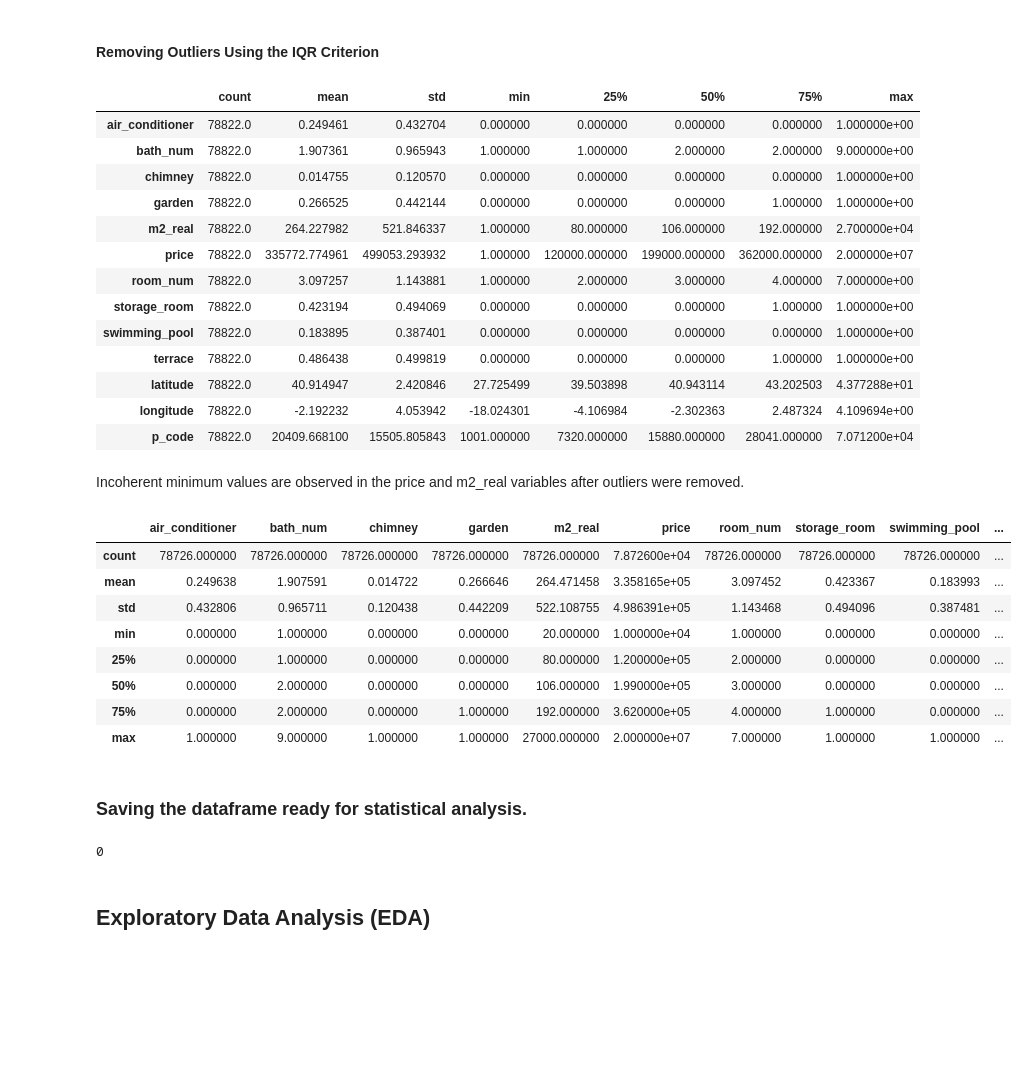
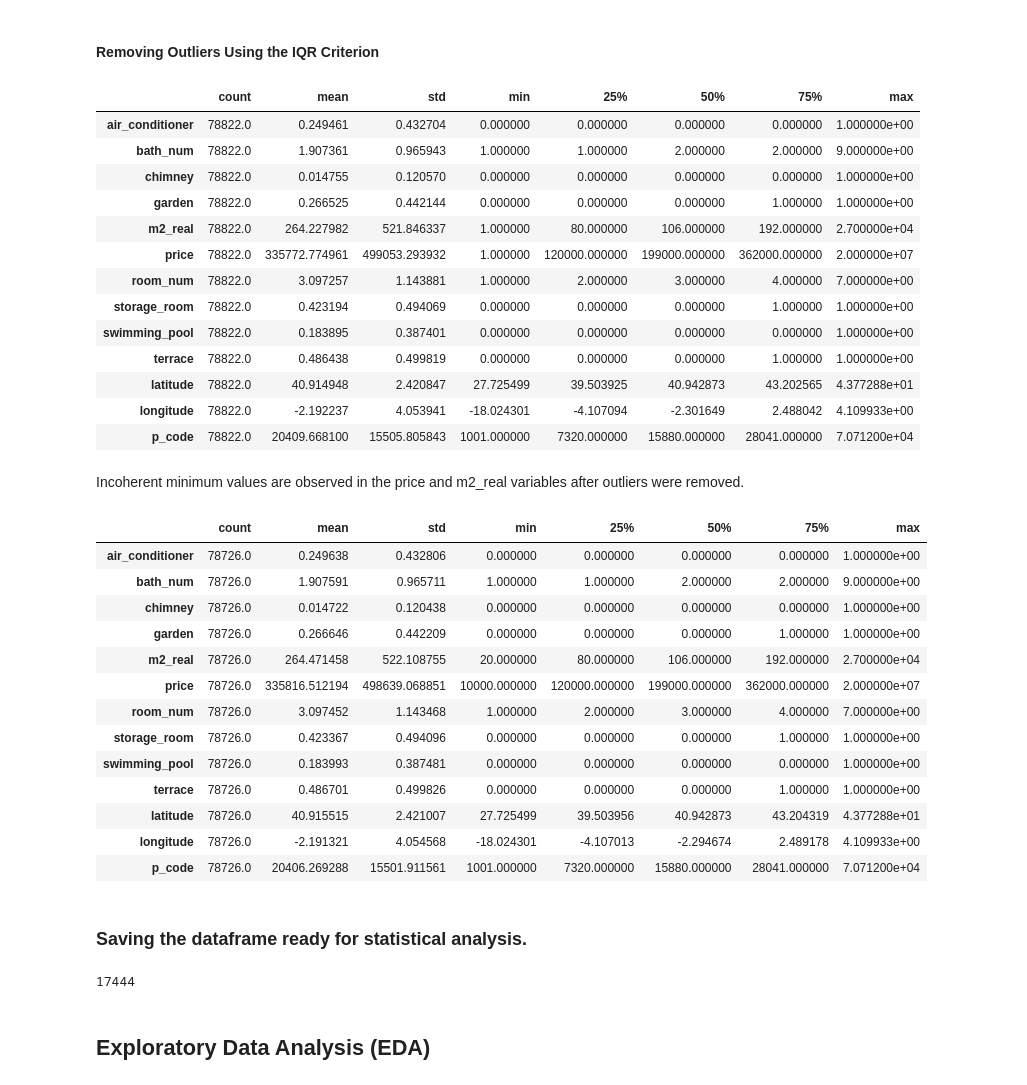
Before and after one commit to fer78/Data-Analytics-Final-Portfolio-Project, a Jupyter notebook: Data-Analytics-Final-Portfolio-Project.ipynb, the cells around one changed output. Drawn from its saved outputs; the diff is of its cells as text; code cells hidden in the pictures; blank space fills up the shorter version.

```diff
--- a/Data-Analytics-Final-Portfolio-Project.ipynb
+++ b/Data-Analytics-Final-Portfolio-Project.ipynb
@@ -1117,7 +1117,7 @@ bins = [0, 300000, 700000, float('inf')]
 labels = ['Affordable', 'Mid-Range', 'Luxury']
 
 # Create the categorical variable
-processed_data.loc[:, 'price_segment'] = pd.cut(processed_data['price'], bins=bins, labels=labels)
+processed_data.loc[:, 'price_segment'] = pd.cut(processed_data['price'], bins=bins, labels=labels, ordered=True)
 # %%
 # Housing type information by price segment
 count_df = processed_data.groupby(['price_segment', 'house_type'], observed=False).size().unstack(fill_value=0)
@@ -1223,10 +1223,7 @@ bins = [0, 93, 232, float('inf')]
 labels = ['Small', 'Medium', 'Large']
 
 # create new variable
-processed_data['size_category'] = pd.cut(processed_data['m2_real'], bins=bins, labels=labels, right=False)
+processed_data['size_category'] = pd.cut(processed_data['m2_real'], bins=bins, labels=labels, right=False, ordered=True)
-# %%
-# Order the categories
-processed_data['size_category'] = pd.Categorical(processed_data['size_category'], categories=['Small', 'Medium', 'Large'], ordered=True )
 # %%
 # verifying
 print(processed_data['size_category'].cat.categories)
@@ -1291,8 +1288,8 @@ spain_housing.describe().T
 | storage_room | 78822.0 | 0.423194 | 0.494069 | 0.000000 | 0.000000 | 0.000000 | 1.000000 | 1.000000e+00 |
 | swimming_pool | 78822.0 | 0.183895 | 0.387401 | 0.000000 | 0.000000 | 0.000000 | 0.000000 | 1.000000e+00 |
 | terrace | 78822.0 | 0.486438 | 0.499819 | 0.000000 | 0.000000 | 0.000000 | 1.000000 | 1.000000e+00 |
-| latitude | 78822.0 | 40.914947 | 2.420846 | 27.725499 | 39.503898 | 40.943114 | 43.202503 | 4.377288e+01 |
-| longitude | 78822.0 | -2.192232 | 4.053942 | -18.024301 | -4.106984 | -2.302363 | 2.487324 | 4.109694e+00 |
+| latitude | 78822.0 | 40.914948 | 2.420847 | 27.725499 | 39.503925 | 40.942873 | 43.202565 | 4.377288e+01 |
+| longitude | 78822.0 | -2.192237 | 4.053941 | -18.024301 | -4.107094 | -2.301649 | 2.488042 | 4.109933e+00 |
 | p_code | 78822.0 | 20409.668100 | 15505.805843 | 1001.000000 | 7320.000000 | 15880.000000 | 28041.000000 | 7.071200e+04 |
 # %% [markdown]
 Incoherent minimum values are observed in the price and m2_real variables after outliers were removed.
@@ -1300,24 +1297,29 @@ Incoherent minimum values are observed in the price and m2_real variables after
 # Filtrar registros con al menos 20 m² y 10,000 euros
 spain_housing = spain_housing[(spain_housing['m2_real'] >= 20) & (spain_housing['price'] >= 10000)]
 # %%
-spain_housing.describe()
+spain_housing.describe().T
 # %% [output]
-|  | air_conditioner | bath_num | chimney | garden | m2_real | price | room_num | storage_room | swimming_pool | ... |
-| count | 78726.000000 | 78726.000000 | 78726.000000 | 78726.000000 | 78726.000000 | 7.872600e+04 | 78726.000000 | 78726.000000 | 78726.000000 | ... |
-| mean | 0.249638 | 1.907591 | 0.014722 | 0.266646 | 264.471458 | 3.358165e+05 | 3.097452 | 0.423367 | 0.183993 | ... |
-| std | 0.432806 | 0.965711 | 0.120438 | 0.442209 | 522.108755 | 4.986391e+05 | 1.143468 | 0.494096 | 0.387481 | ... |
-| min | 0.000000 | 1.000000 | 0.000000 | 0.000000 | 20.000000 | 1.000000e+04 | 1.000000 | 0.000000 | 0.000000 | ... |
-| 25% | 0.000000 | 1.000000 | 0.000000 | 0.000000 | 80.000000 | 1.200000e+05 | 2.000000 | 0.000000 | 0.000000 | ... |
-| 50% | 0.000000 | 2.000000 | 0.000000 | 0.000000 | 106.000000 | 1.990000e+05 | 3.000000 | 0.000000 | 0.000000 | ... |
-| 75% | 0.000000 | 2.000000 | 0.000000 | 1.000000 | 192.000000 | 3.620000e+05 | 4.000000 | 1.000000 | 0.000000 | ... |
-| max | 1.000000 | 9.000000 | 1.000000 | 1.000000 | 27000.000000 | 2.000000e+07 | 7.000000 | 1.000000 | 1.000000 | ... |
+|  | count | mean | std | min | 25% | 50% | 75% | max |
+| air_conditioner | 78726.0 | 0.249638 | 0.432806 | 0.000000 | 0.000000 | 0.000000 | 0.000000 | 1.000000e+00 |
+| bath_num | 78726.0 | 1.907591 | 0.965711 | 1.000000 | 1.000000 | 2.000000 | 2.000000 | 9.000000e+00 |
+| chimney | 78726.0 | 0.014722 | 0.120438 | 0.000000 | 0.000000 | 0.000000 | 0.000000 | 1.000000e+00 |
+| garden | 78726.0 | 0.266646 | 0.442209 | 0.000000 | 0.000000 | 0.000000 | 1.000000 | 1.000000e+00 |
+| m2_real | 78726.0 | 264.471458 | 522.108755 | 20.000000 | 80.000000 | 106.000000 | 192.000000 | 2.700000e+04 |
+| price | 78726.0 | 335816.512194 | 498639.068851 | 10000.000000 | 120000.000000 | 199000.000000 | 362000.000000 | 2.000000e+07 |
+| room_num | 78726.0 | 3.097452 | 1.143468 | 1.000000 | 2.000000 | 3.000000 | 4.000000 | 7.000000e+00 |
+| storage_room | 78726.0 | 0.423367 | 0.494096 | 0.000000 | 0.000000 | 0.000000 | 1.000000 | 1.000000e+00 |
+| swimming_pool | 78726.0 | 0.183993 | 0.387481 | 0.000000 | 0.000000 | 0.000000 | 0.000000 | 1.000000e+00 |
+| terrace | 78726.0 | 0.486701 | 0.499826 | 0.000000 | 0.000000 | 0.000000 | 1.000000 | 1.000000e+00 |
+| latitude | 78726.0 | 40.915515 | 2.421007 | 27.725499 | 39.503956 | 40.942873 | 43.204319 | 4.377288e+01 |
+| longitude | 78726.0 | -2.191321 | 4.054568 | -18.024301 | -4.107013 | -2.294674 | 2.489178 | 4.109933e+00 |
+| p_code | 78726.0 | 20406.269288 | 15501.911561 | 1001.000000 | 7320.000000 | 15880.000000 | 28041.000000 | 7.071200e+04 |
 # %% [markdown]
 ### Saving the dataframe ready for statistical analysis.
 # %%
-# spain_housing.to_csv('data/spain_housing.csv', index=False)
+spain_housing.to_csv('data/spain_housing.csv', index=False)
 del spain_housing
 gc.collect()
 # %% [output]
-0
+17444
 # %% [markdown]
 ## Exploratory Data Analysis (EDA)
```
Also changed, not shown: parts of 36 cells of this notebook, 2 other files.
